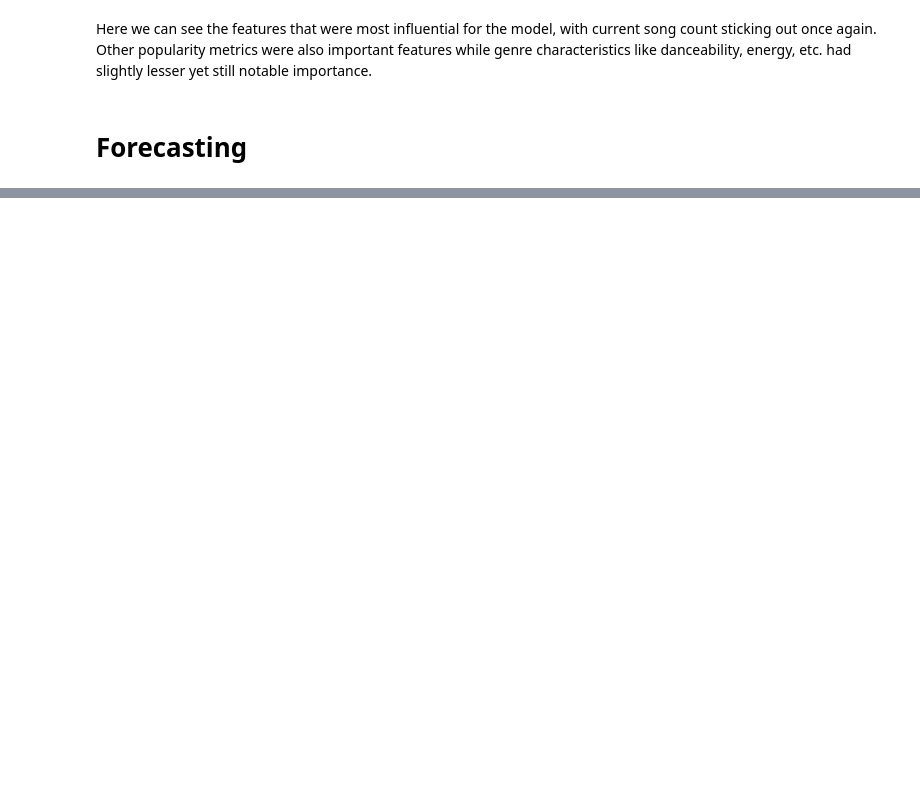
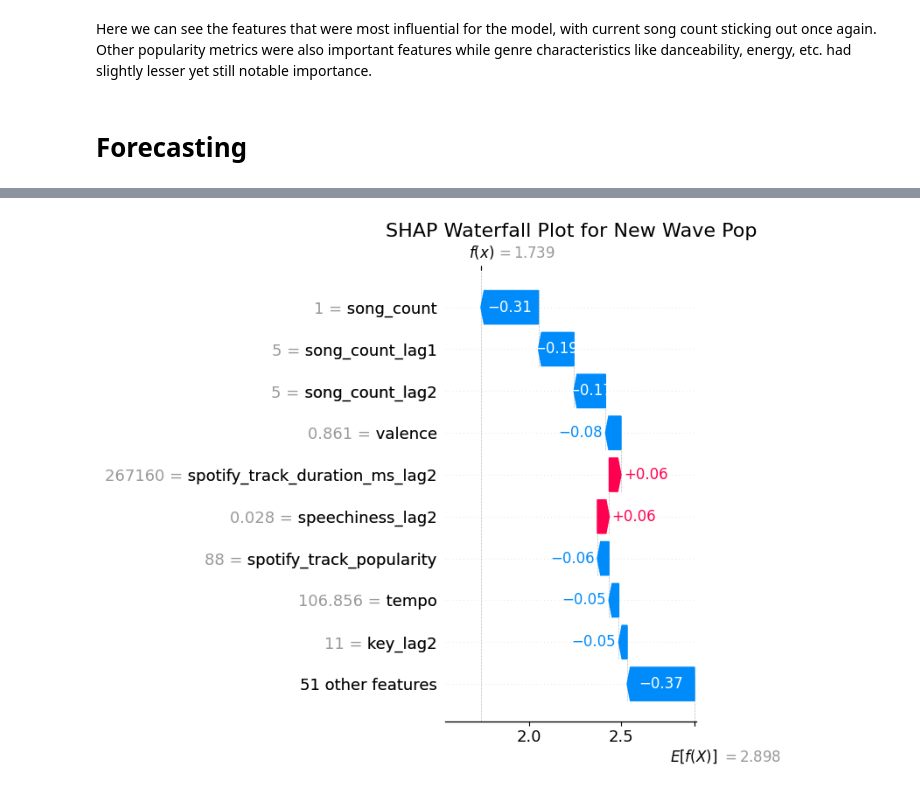
Before and after one commit to dcsajdak/MusicGenreTrends, a Jupyter notebook: MusicTrendForecasting.ipynb, the cells around one changed output, grey strips where cells are left out. Cells and saved outputs as stored; diff of their text form; code cells hidden in the pictures; blank space fills up the shorter version.

```diff
--- a/MusicTrendForecasting.ipynb
+++ b/MusicTrendForecasting.ipynb
@@ -689,0 +781,10 @@ Here we can see the features that were most influential for the model, with curr
+# %%
+# waterfall plot for bottom genre
+shap.plots.waterfall(shap_values[-1], max_display=10, show=False)
+
+# add title
+plt.title("SHAP Waterfall Plot for New Wave Pop", fontsize=16)
+plt.tight_layout()
+plt.show()
+# %% [output]
+[figure, added]
```
Also changed, not shown: parts of 10 cells of this notebook.
